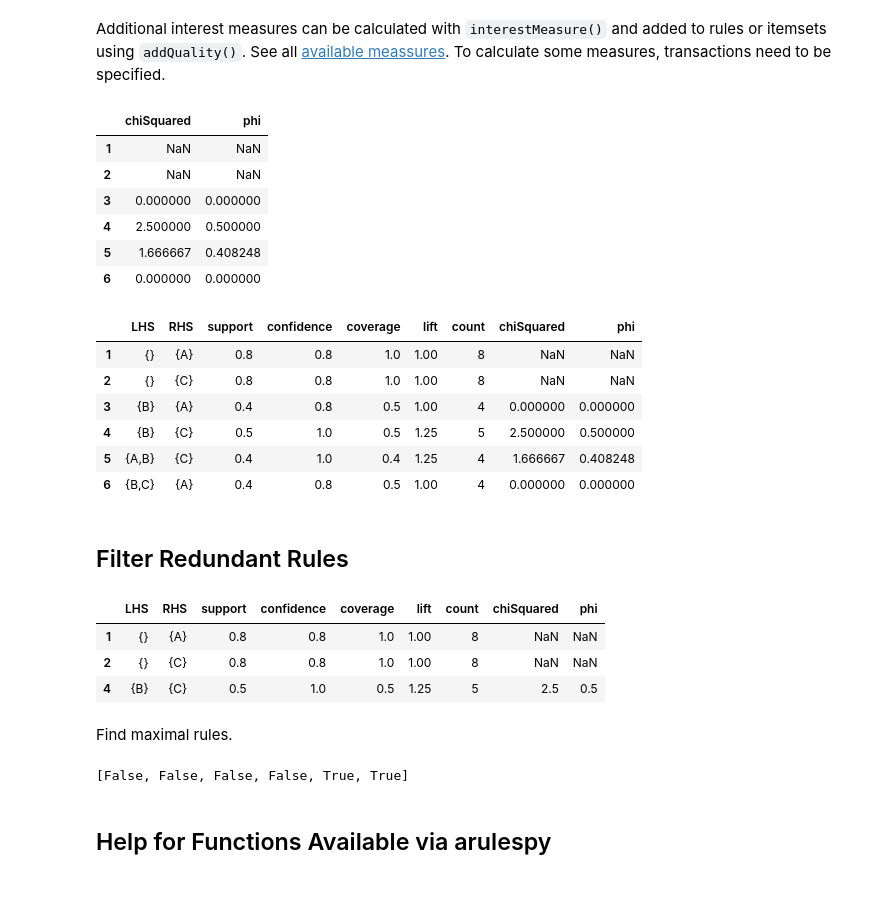
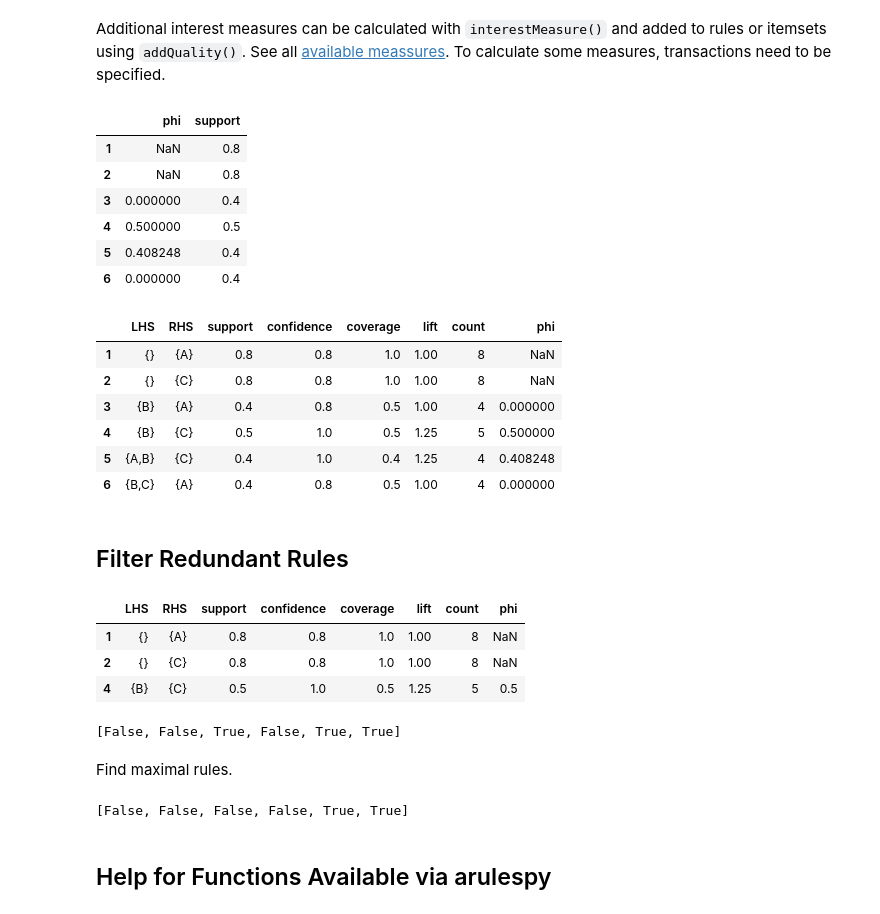
Before and after one commit to mhahsler/arulespy, a Jupyter notebook: examples/arules.ipynb, the cells around one changed output. Drawn from its saved outputs; the diff is of its cells as text; code cells hidden in the pictures.

```diff
--- a/examples/arules.ipynb
+++ b/examples/arules.ipynb
@@ -63,7 +63,7 @@ df
 # %% [markdown]
 Convert the pandas dataframe into a sparse transactions object.
 # %%
-trans = arules.transactions(df)
+trans = Transactions.from_df(df)
 print(trans)
 
 trans.as_df()
@@ -184,13 +184,10 @@ arules.itemInfo(trans2)
 `arules.apriori()` calls the apriori algorithm and converts the results into a Python `arulespy.arules.Rules` object. Parameters for the algorithm
 are specified as `dict` inside the `arules.parameter()` funcition.
 # %%
-rules = arules.apriori(trans,
-                    parameter = arules.parameters({"supp": 0.1, "conf": 0.8}),
-                    control = arules.parameters({"verbose": False}))
+rules = apriori(trans,
+                    parameter = parameters({"supp": 0.1, "conf": 0.8}),
+                    control = parameters({"verbose": False}))
 
-print(rules)
-
-print(type(rules))
 
 rules.as_df()
 # %% [output]
@@ -268,7 +276,7 @@ arules.rhs(rules).as_df()
 | 5 | {C} |
 | 6 | {A} |
 # %%
-arules.sort(rules, by = 'lift').as_df()
+rules.sort(by = 'lift').as_df()
 # %% [output]
 |  | LHS | RHS | support | confidence | coverage | lift | count |
 | 4 | {B} | {C} | 0.5 | 1.0 | 0.5 | 1.25 | 5 |
@@ -295,42 +303,46 @@ arules.quality(rules)
 Additional interest measures can be calculated with `interestMeasure()` and added to rules or itemsets using `addQuality()`. See all [available meassures](https://mhahsler.github.io/arules/docs/measures). To calculate some measures, transactions need to
 be specified.
 # %%
-im = arules.interestMeasure(rules, ["chiSquared", "phi"], transactions = trans)
+im = rules.interestMeasure(["phi", 'support'])
 im
 # %% [output]
-|  | chiSquared | phi |
-| 1 | NaN | NaN |
-| 2 | NaN | NaN |
-| 3 | 0.000000 | 0.000000 |
-| 4 | 2.500000 | 0.500000 |
-| 5 | 1.666667 | 0.408248 |
-| 6 | 0.000000 | 0.000000 |
+|  | phi | support |
+| 1 | NaN | 0.8 |
+| 2 | NaN | 0.8 |
+| 3 | 0.000000 | 0.4 |
+| 4 | 0.500000 | 0.5 |
+| 5 | 0.408248 | 0.4 |
+| 6 | 0.000000 | 0.4 |
 # %%
-arules.addQuality(rules, im)
+rules.addQuality(im)
 rules.as_df()
 # %% [output]
-|  | LHS | RHS | support | confidence | coverage | lift | count | chiSquared | phi |
-| 1 | {} | {A} | 0.8 | 0.8 | 1.0 | 1.00 | 8 | NaN | NaN |
-| 2 | {} | {C} | 0.8 | 0.8 | 1.0 | 1.00 | 8 | NaN | NaN |
-| 3 | {B} | {A} | 0.4 | 0.8 | 0.5 | 1.00 | 4 | 0.000000 | 0.000000 |
-| 4 | {B} | {C} | 0.5 | 1.0 | 0.5 | 1.25 | 5 | 2.500000 | 0.500000 |
-| 5 | {A,B} | {C} | 0.4 | 1.0 | 0.4 | 1.25 | 4 | 1.666667 | 0.408248 |
-| 6 | {B,C} | {A} | 0.4 | 0.8 | 0.5 | 1.00 | 4 | 0.000000 | 0.000000 |
+|  | LHS | RHS | support | confidence | coverage | lift | count | phi |
+| 1 | {} | {A} | 0.8 | 0.8 | 1.0 | 1.00 | 8 | NaN |
+| 2 | {} | {C} | 0.8 | 0.8 | 1.0 | 1.00 | 8 | NaN |
+| 3 | {B} | {A} | 0.4 | 0.8 | 0.5 | 1.00 | 4 | 0.000000 |
+| 4 | {B} | {C} | 0.5 | 1.0 | 0.5 | 1.25 | 5 | 0.500000 |
+| 5 | {A,B} | {C} | 0.4 | 1.0 | 0.4 | 1.25 | 4 | 0.408248 |
+| 6 | {B,C} | {A} | 0.4 | 0.8 | 0.5 | 1.00 | 4 | 0.000000 |
 # %% [markdown]
 ## Filter Redundant Rules
 # %%
-rules[[not x for x in arules.is_redundant(rules)]].as_df()
+rules[[not x for x in rules.is_redundant()]].as_df()
 # %% [output]
-|  | LHS | RHS | support | confidence | coverage | lift | count | chiSquared | phi |
-| 1 | {} | {A} | 0.8 | 0.8 | 1.0 | 1.00 | 8 | NaN | NaN |
-| 2 | {} | {C} | 0.8 | 0.8 | 1.0 | 1.00 | 8 | NaN | NaN |
-| 4 | {B} | {C} | 0.5 | 1.0 | 0.5 | 1.25 | 5 | 2.5 | 0.5 |
+|  | LHS | RHS | support | confidence | coverage | lift | count | phi |
+| 1 | {} | {A} | 0.8 | 0.8 | 1.0 | 1.00 | 8 | NaN |
+| 2 | {} | {C} | 0.8 | 0.8 | 1.0 | 1.00 | 8 | NaN |
+| 4 | {B} | {C} | 0.5 | 1.0 | 0.5 | 1.25 | 5 | 0.5 |
+# %%
+rules.is_redundant()
+# %% [output]
+[False, False, True, False, True, True]
 # %% [markdown]
 Find maximal rules.
-# %%
-arules.is_maximal(rules)
-# %% [output]
-[False, False, False, False, True, True]
+# %%
+rules.is_maximal()
+# %% [output]
+[False, False, False, False, True, True]
 # %% [markdown]
 ## Help for Functions Available via arulespy
 # %%
```
Also changed, not shown: parts of 30 cells of this notebook, 9 other files.
